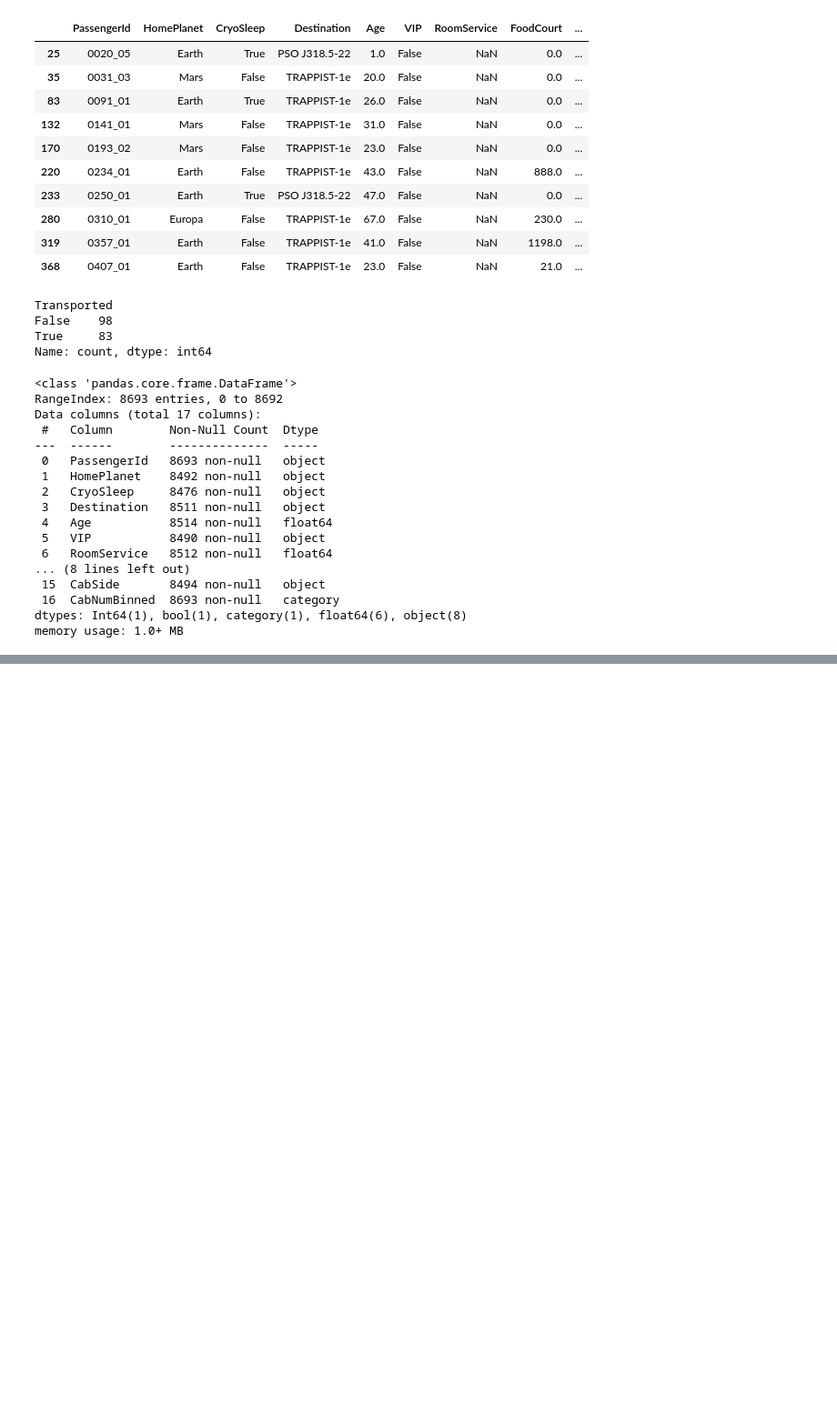
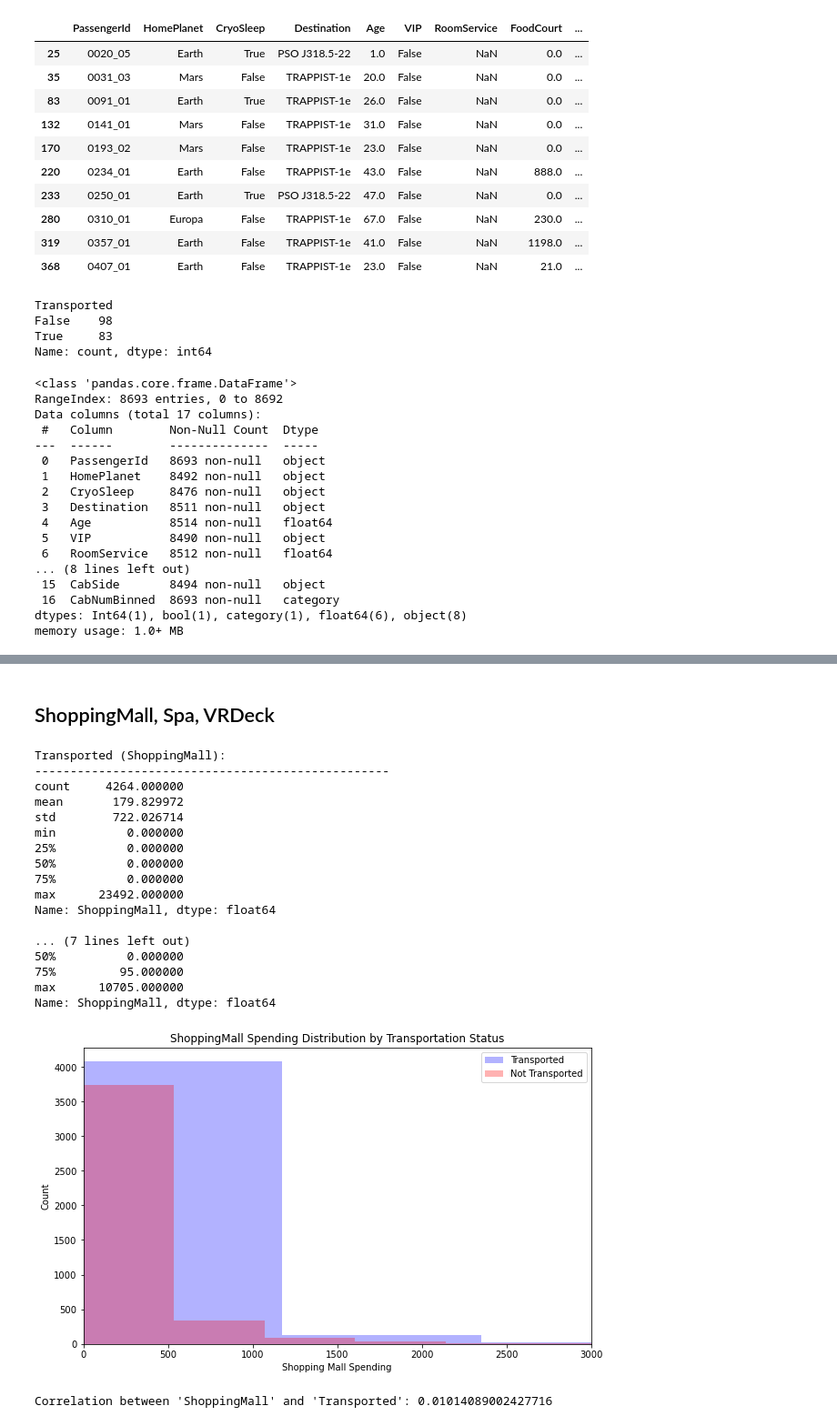
Before and after one commit to brianellis1997/Spaceship-Titanic, a Jupyter notebook: spaceship-titanic/Work.ipynb, the cells around one changed output, grey strips where cells are left out. Shown: that part at 91% size. Cells and saved outputs as stored; diff of their text form; code cells hidden in the pictures; blank space fills up the shorter version.

```diff
--- a/spaceship-titanic/Work.ipynb
+++ b/spaceship-titanic/Work.ipynb
@@ -612,0 +699,41 @@ memory usage: 1.0+ MB
+# %% [markdown]
+## ShoppingMall, Spa, VRDeck
+# %%
+print("Transported (ShoppingMall): \n" + "-" * 50 + f"\n{train['ShoppingMall'][train['Transported'] == True].describe()}")
+print()
+print("Not Transported (ShoppingMall): \n" + "-" * 50 + f"\n{train['ShoppingMall'][train['Transported'] == False].describe()}")
+
+fig, ax = plt.subplots(figsize=(10, 6))
+
+# Histogram for ShoppingMall spending by transportation status
+ax.hist(train['ShoppingMall'][train['Transported'] == True], bins=20, alpha=0.3, color='blue', label='Transported')
+ax.hist(train['ShoppingMall'][train['Transported'] == False], bins=20, alpha=0.3, color='red', label='Not Transported')
+
+ax.set_title('ShoppingMall Spending Distribution by Transportation Status')
+ax.set_xlabel('Shopping Mall Spending')
+ax.set_ylabel('Count')
+ax.set_xlim(0, 3000)
+ax.legend()
+plt.show()
+
+print(f"Correlation between 'ShoppingMall' and 'Transported': {train['ShoppingMall'].corr(train['Transported'])}")
+# %% [output]
+Transported (ShoppingMall):
+--------------------------------------------------
+count     4264.000000
+mean       179.829972
+std        722.026714
+min          0.000000
+25%          0.000000
+50%          0.000000
+75%          0.000000
+max      23492.000000
+Name: ShoppingMall, dtype: float64
+
+... (7 lines left out)
+50%          0.000000
+75%         95.000000
+max      10705.000000
+Name: ShoppingMall, dtype: float64
+[figure, added]
+Correlation between 'ShoppingMall' and 'Transported': 0.01014089002427716
```
Also changed, not shown: parts of 10 cells of this notebook.
